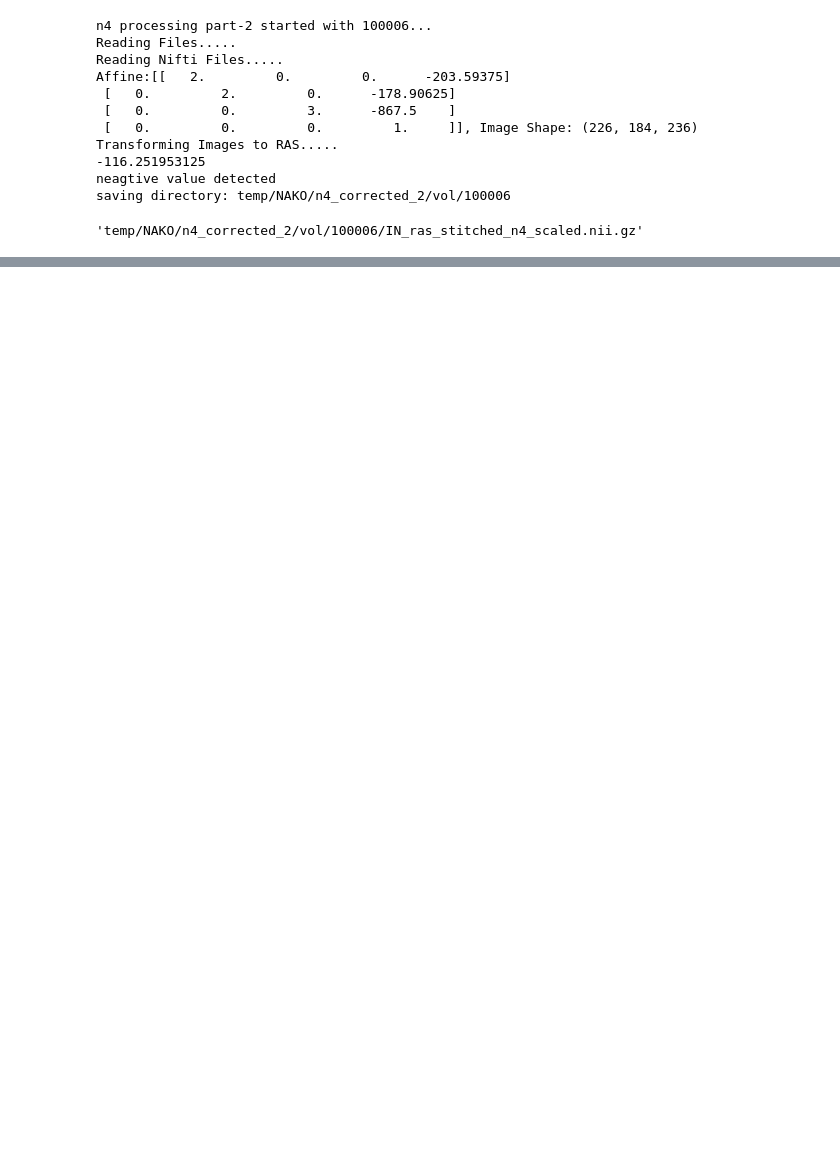
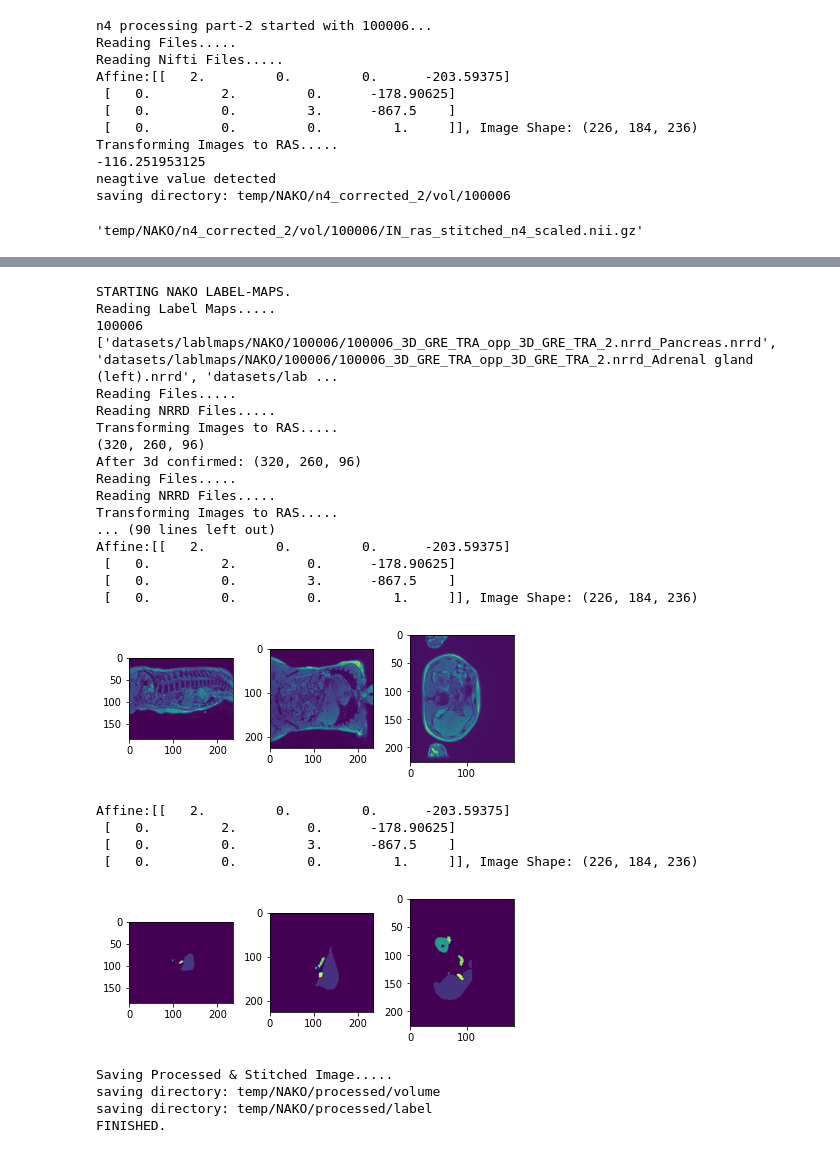
Before and after one commit to ai-med/AbdomenNet, a Jupyter notebook: quickNAT_pytorch/create_datasets/NAKO-Process.ipynb, the cells around one changed output, grey strips where cells are left out. Cells and saved outputs as stored; diff of their text form; code cells hidden in the pictures; blank space fills up the shorter version.

Commit message:
06112020: n4-biasfield with MITK finalised and updated in final dataset preprocessing file.

```diff
--- a/quickNAT_pytorch/create_datasets/NAKO-Process.ipynb
+++ b/quickNAT_pytorch/create_datasets/NAKO-Process.ipynb
@@ -13,6 +13,9 @@ import os
 import ants
 import numpy as np
 
+# import skimage
+# import skimage.exposure
+
 %load_ext autoreload
 %autoreload 2
 
@@ -25,7 +28,7 @@ NAKO_Extreme_Cases = {
 
 vol_to_check_list =  ['100006']
 exclude = []
-one_time_n4_optimization = False
+one_time_n4_optimization = True
 # %%
 # ",".join(os.listdir('/home/abhijit/Jyotirmay/abdominal_segmentation/quickNAT_pytorch/create_datasets/datasets/lablmaps/NAKO'))
 data_dir
@@ -525,18 +607,18 @@ temp/NAKO/n4_corrected_2/vol/100006/IN_ras_stitched_n4_scaled.nii.gz
 # %%
-TODO: EXECUTE 'sudo sh ./n4-anne-2.sh' from command line for n4 bais field generation of all in imgs.
-for vol in file_paths.keys():
-    if vol_to_check_list is not None and vol not in vol_to_check_list:
-        continue
-    print(f'applying n4 bias field on stitched opp scans of {vol}...')
+# # TODO: EXECUTE 'sudo sh ./n4-anne-2.sh' from command line for n4 bais field generation of all in imgs.
+# for vol in file_paths.keys():
+#     if vol_to_check_list is not None and vol not in vol_to_check_list:
+#         continue
+#     print(f'applying n4 bias field on stitched opp scans of {vol}...')
 
-    opp_file = file_paths[vol]['ONE']['OPP']
+#     opp_file = file_paths[vol]['ONE']['OPP']
 
-    n4_counterpart = n4_dict[vol]['N4_2']
-    print(opp_file, n4_counterpart['IN_BIAS'])
-    opp_img = read_ras(opp_file)
-    bias_field_img = read_ras(n4_counterpart['IN_BIAS'])
+#     n4_counterpart = n4_dict[vol]['N4_2']
+#     print(opp_file, n4_counterpart['IN_BIAS'])
+#     opp_img = read_ras(opp_file)
+#     bias_field_img = read_ras(n4_counterpart['IN_BIAS'])
 
-    file_paths[vol]['N4_2'] = apply_bias_field(opp_img, bias_field_img, opp_file, n4_dict[vol]['N4_2'], vol)
+#     file_paths[vol]['N4_2'] = apply_bias_field(opp_img, bias_field_img, opp_file, n4_dict[vol]['N4_2'], vol)
 # %%
 with open('nako_file_paths.p', 'wb') as handle:
     p.dump(file_paths, handle, protocol=p.HIGHEST_PROTOCOL)
@@ -659,33 +759,60 @@ for vol in file_paths.keys():
     img_ras_list = []
     for label_file_to_read in file_paths[vol]['LABEL_PATHS']:
         img_ras, lidx, labelname = read_ras(label_file_to_read, is_label=True)
         if labelname is None or img_ras is None:
             continue
         print(img_ras.shape)
         img_ras = makeit_3d(img_ras)
         print('After 3d confirmed:', img_ras.shape)
         mode='constant'
         img_ras = resample_to_output(img_ras, TARGET_RESOLUTION, order=0, mode=mode, cval=0)
-        img_ras = labels_integerify(img_ras)
     #     img_ras = resample_from_to(img_ras, [volume.shape, img_ras.affine])
         if labelname == 'SPLEEN':
             later = [img_ras, lidx, labelname]
         else:
             img_ras_list.append([img_ras, lidx, labelname])
     if later is not None:
         img_ras_list.append(later)
     s_label = label_parts(img_ras_list)
     volume, s_label = nako_vol_label_fix(volume, s_label)
     #     volume, stitched_label = combine_nako_seg(file_paths[vol]['LABEL_PATHS'],'' ,file_paths[vol]['N4_2']['OPP_CORRECTED'])
 
     print('Viewing Stitched Images.....')
     volume_3_view_viewer(get_volume_data(volume))
 
     volume_3_view_viewer(get_volume_data(s_label))
 
     print('Saving Processed & Stitched Image.....')
     save_volume(volume, f'{processed_dir}/volume/{vol}')
     save_volume(s_label, f'{processed_dir}/label/{vol}')
     print('FINISHED.')
+# %% [output]
+STARTING NAKO LABEL-MAPS.
+Reading Label Maps.....
+100006
+['datasets/lablmaps/NAKO/100006/100006_3D_GRE_TRA_opp_3D_GRE_TRA_2.nrrd_Pancreas.nrrd', 'datasets/lablmaps/NAKO/100006/100006_3D_GRE_TRA_opp_3D_GRE_TRA_2.nrrd_Adrenal gland (left).nrrd', 'datasets/lab ...
+Reading Files.....
+Reading NRRD Files.....
+Transforming Images to RAS.....
+(320, 260, 96)
+After 3d confirmed: (320, 260, 96)
+Reading Files.....
+Reading NRRD Files.....
+Transforming Images to RAS.....
+... (90 lines left out)
+Affine:[[   2.         0.         0.      -203.59375]
+ [   0.         2.         0.      -178.90625]
+ [   0.         0.         3.      -867.5    ]
+ [   0.         0.         0.         1.     ]], Image Shape: (226, 184, 236)
+[figure, added]
+Affine:[[   2.         0.         0.      -203.59375]
+ [   0.         2.         0.      -178.90625]
+ [   0.         0.         3.      -867.5    ]
+ [   0.         0.         0.         1.     ]], Image Shape: (226, 184, 236)
+[figure, added]
+Saving Processed & Stitched Image.....
+saving directory: temp/NAKO/processed/volume
+saving directory: temp/NAKO/processed/label
+FINISHED.
 # %%
 visualize_overlay(file_paths)
```
Also changed, not shown: parts of 13 cells of this notebook, 11 other files.
